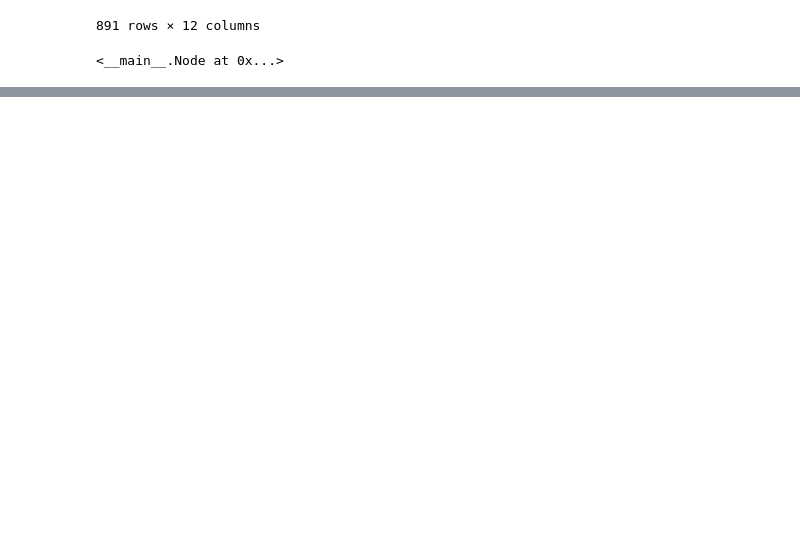
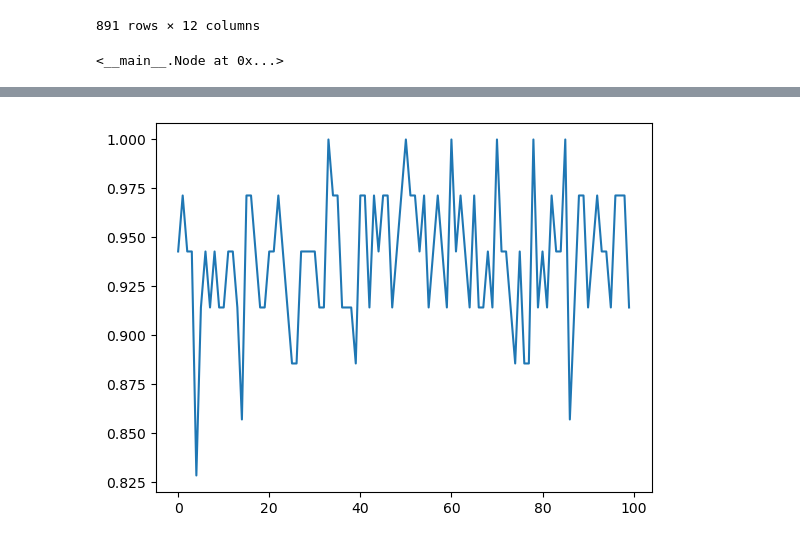
Before and after one commit to nguynlb/DataScience, a Jupyter notebook: MachineLearning/DecisionTree/get_started.ipynb, the cells around one changed output, grey strips where cells are left out. Saved outputs shown, nothing was run; the diff lists cells and outputs as text; code cells hidden in the pictures; blank space fills up the shorter version.

```diff
--- a/MachineLearning/DecisionTree/get_started.ipynb
+++ b/MachineLearning/DecisionTree/get_started.ipynb
@@ -153,6 +177,6 @@ class DecisionTree:
 # %%
 dct = DecisionTree()
 # %%
-dct.fit(data_train_set)
+dct.fit(data_train_set, "entroyp")
 # %% [output]
 <__main__.Node at 0x...>
@@ -193,0 +183,20 @@ print(f"Total accuracy: {acc / n_test_samples}")
+# %%
+def calculate_accuracy(dct, data_test_set):
+    acc = 0
+    n_test_samples = len(data_test_set)
+    for data_i in data_test_set:
+        res = dct.predict(data_i)
+        acc += res == data_i[-1]
+    print(f"Total accuracy: {acc / n_test_samples}")
+    return acc / n_test_samples
+# %%
+acc_list = []
+
+for i in range(100):
+    data_set = data_set[np.random.permutation(n_samples)]
+    data_train_set = data_set[: int(0.77 * n_samples)]
+    data_test_set = data_set[int(0.77 * n_samples):]
+
+    dct = DecisionTree()
+    dct.fit(data_train_set)
+    acc_list.append(calculate_accuracy(dct, data_test_set))
@@ -193,0 +221,4 @@ print(f"Total accuracy: {acc / n_test_samples}")
+# %%
+plt.plot(np.arange(100), np.array(acc_list));
+# %% [output]
+[figure, added]
```
Also changed, not shown: parts of 9 cells of this notebook.
